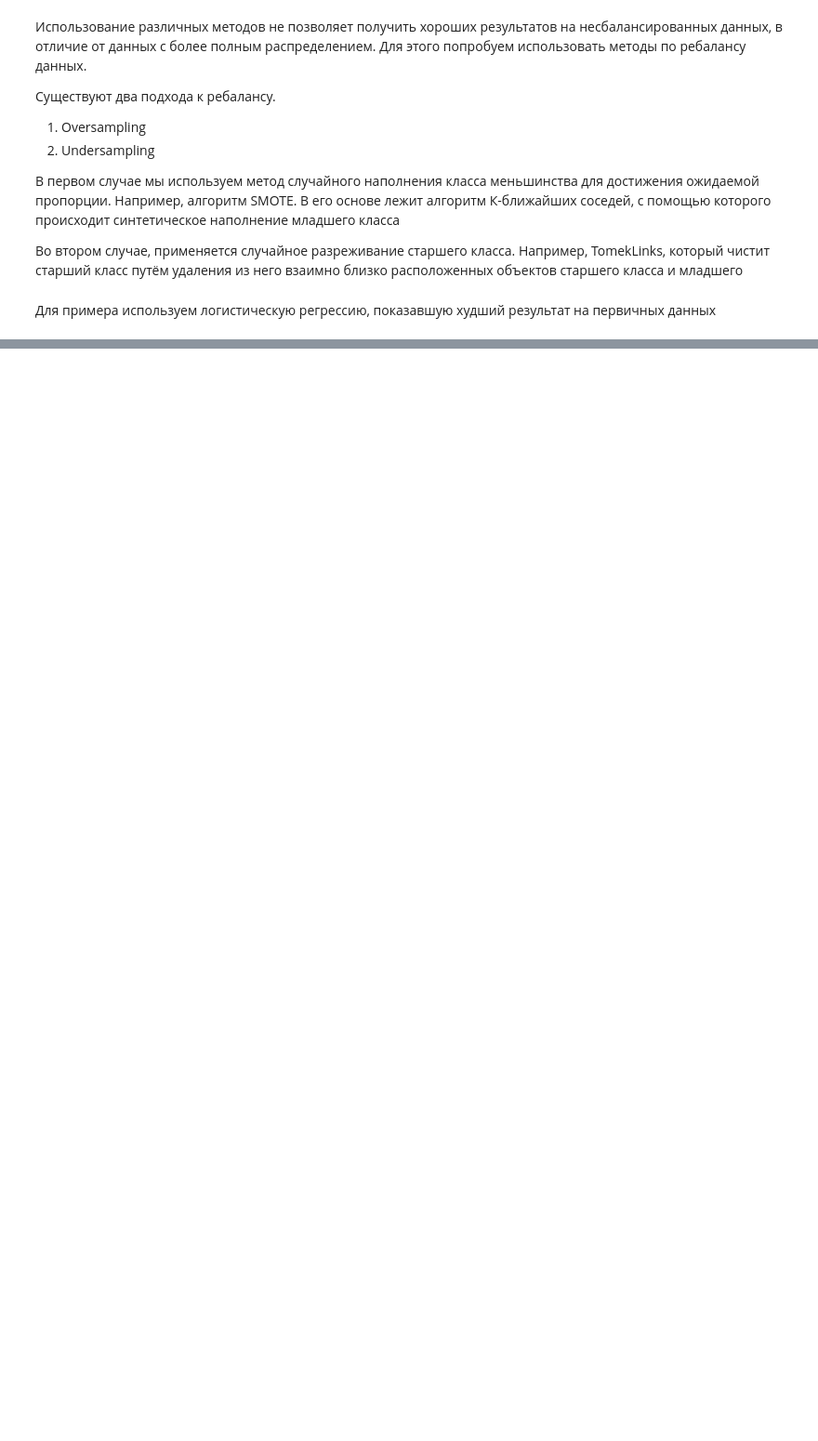
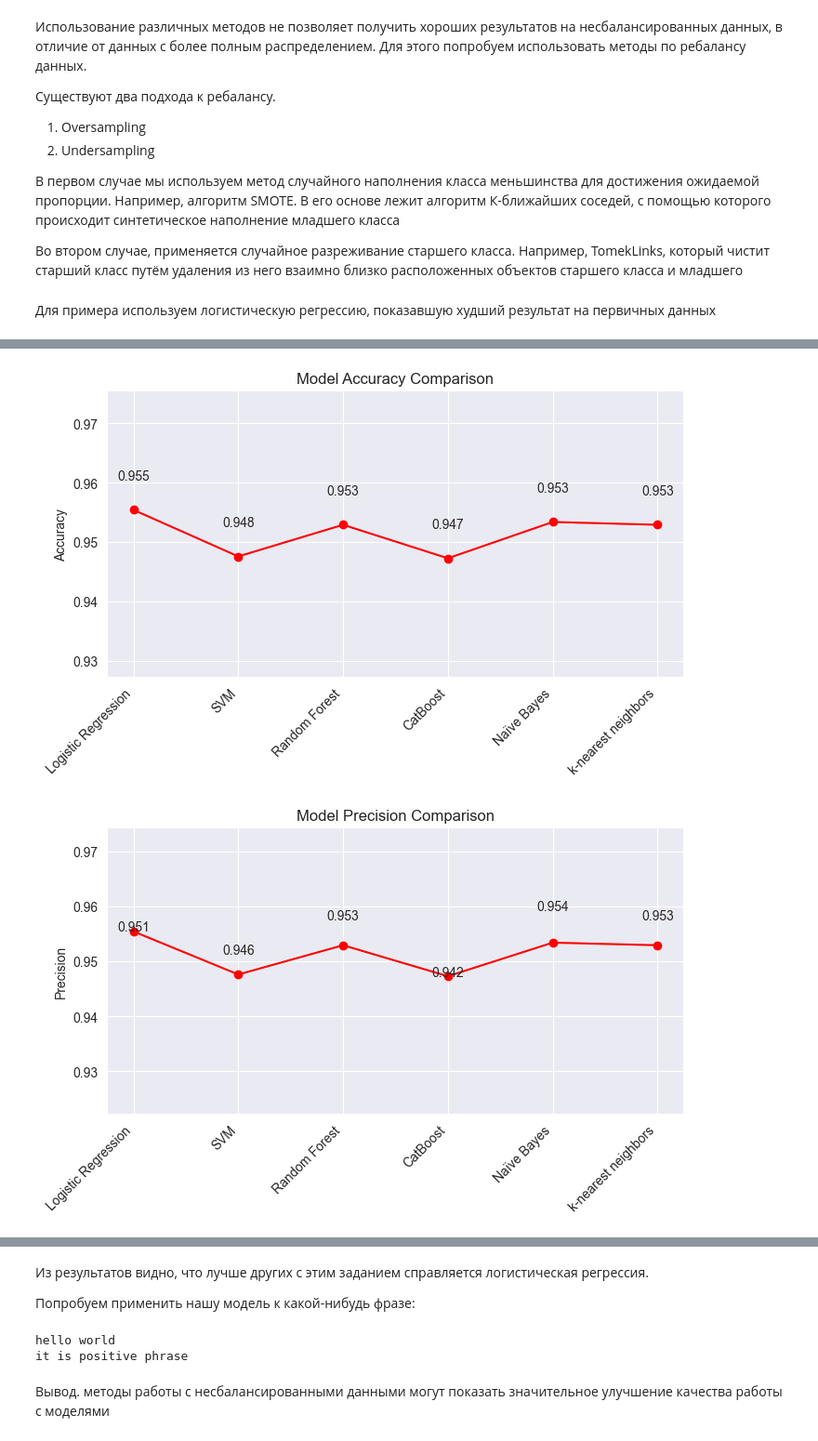
Before and after one commit to Iskander80/ML, a Jupyter notebook: home_task_2.ipynb, the cells around one changed output, grey strips where cells are left out. Shown: that part at 93% size. Cells and saved outputs as stored; diff of their text form; code cells hidden in the pictures; blank space fills up the shorter version.

Commit message:
Home 2 part3 additional models

```diff
--- a/home_task_2.ipynb
+++ b/home_task_2.ipynb
@@ -670,0 +705,6 @@ weighted avg       0.95      0.95      0.95      6393
+# %%
+cat_model = CatBoostClassifier(verbose=0)
+cat_model.fit(x_train_augm, y_train_augm)
+y_pred_cat = cat_model.predict(x_test_vectorizer)
+print("CatBoost Accuracy:", accuracy_score(y_test, y_pred_cat))
+print(classification_report(y_test, y_pred_cat))
@@ -670,0 +721,6 @@ weighted avg       0.95      0.95      0.95      6393
+# %%
+nb_model = MultinomialNB()
+nb_model.fit(x_train_augm, y_train_augm)
+y_pred_nb = nb_model.predict(x_test_vectorizer)
+print("Naïve Bayes Accuracy:", accuracy_score(y_test, y_pred_nb))
+print(classification_report(y_test, y_pred_nb))
@@ -670,0 +737,5 @@ weighted avg       0.95      0.95      0.95      6393
+# %%
+neigh = KNeighborsClassifier(n_neighbors=10)
+neigh.fit(x_train_augm, y_train_augm)
+y_pred_neight = rf_model.predict(x_test_vectorizer)
+print(classification_report(y_test, y_pred_neight))
@@ -670,0 +793,22 @@ weighted avg       0.95      0.95      0.95      6393
+# %%
+def plot_metrics(df_metric, name):
+    plt.figure(figsize=(8, 4))
+    plt.plot(models, accuracies, marker='o', linestyle='-', color='r')
+    plt.ylabel(name)
+    plt.title(f"Model {name} Comparison")
+    plt.xticks(rotation=45, ha='right')
+
+    for i, acc in enumerate(df_metric):
+        plt.text(i, acc + 0.005, f"{acc:.3f}", ha='center')
+
+    plt.ylim(min(df_metric) - 0.02, max(df_metric) + 0.02)  # Adjust y-axis range
+    plt.show()
+# %%
+plot_metrics(accuracies, "Accuracy")
+plot_metrics(precision, "Precision")
+plot_metrics(recall, "Recall")
+plot_metrics(f1, "F1")
+plot_metrics(roc_auc, "ROC AUC")
+# %% [output]
+[figure, added]
+[figure, added]
@@ -670,0 +818,5 @@ weighted avg       0.95      0.95      0.95      6393
+# %% [markdown]
+Из результатов видно, что лучше других с этим заданием справляется логистическая регрессия.
+
+
+Попробуем применить нашу модель к какой-нибудь фразе:
@@ -670,0 +832,8 @@ weighted avg       0.95      0.95      0.95      6393
+# %%
+check_phrase(count, "Hello world", clf_augm)
+# %% [output]
+hello world
+it is positive phrase
+# %% [markdown]
+Вывод.
+методы работы с несбалансированными данными могут показать значительное улучшение качества работы с моделями
```
Also changed, not shown: parts of 48 cells of this notebook, 2 other files.
